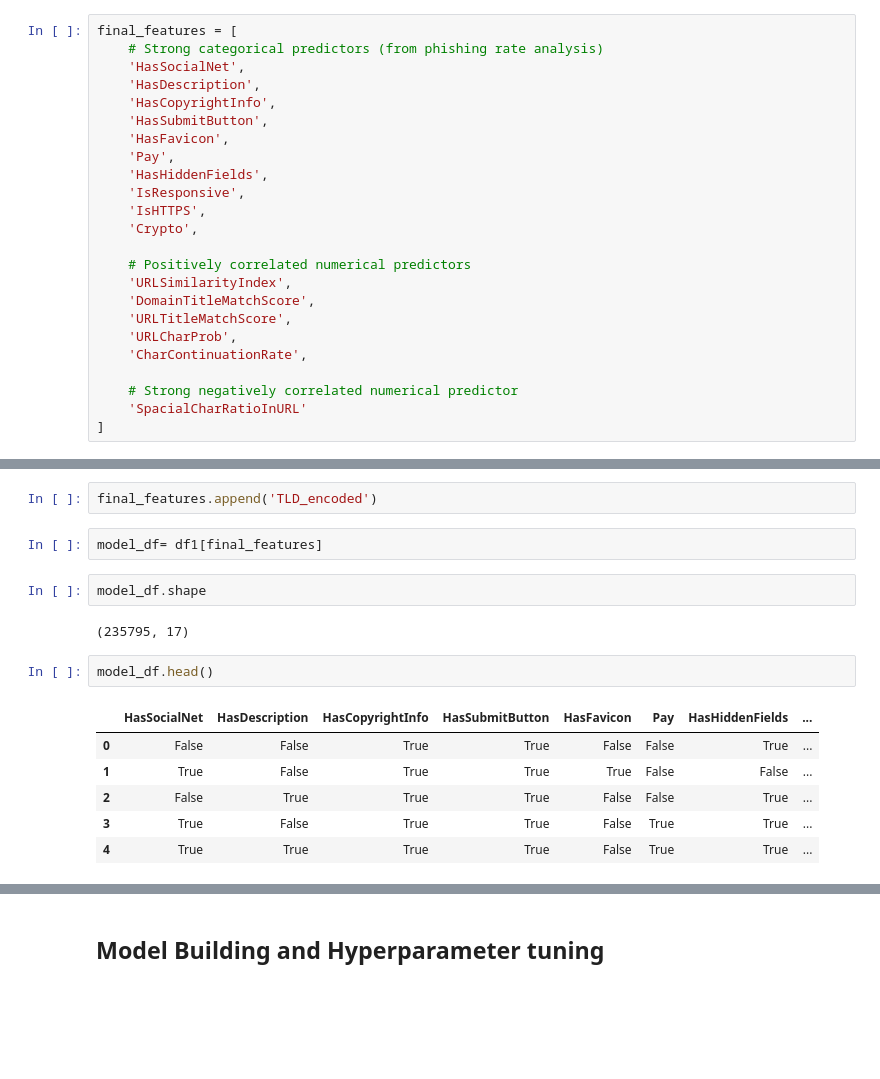
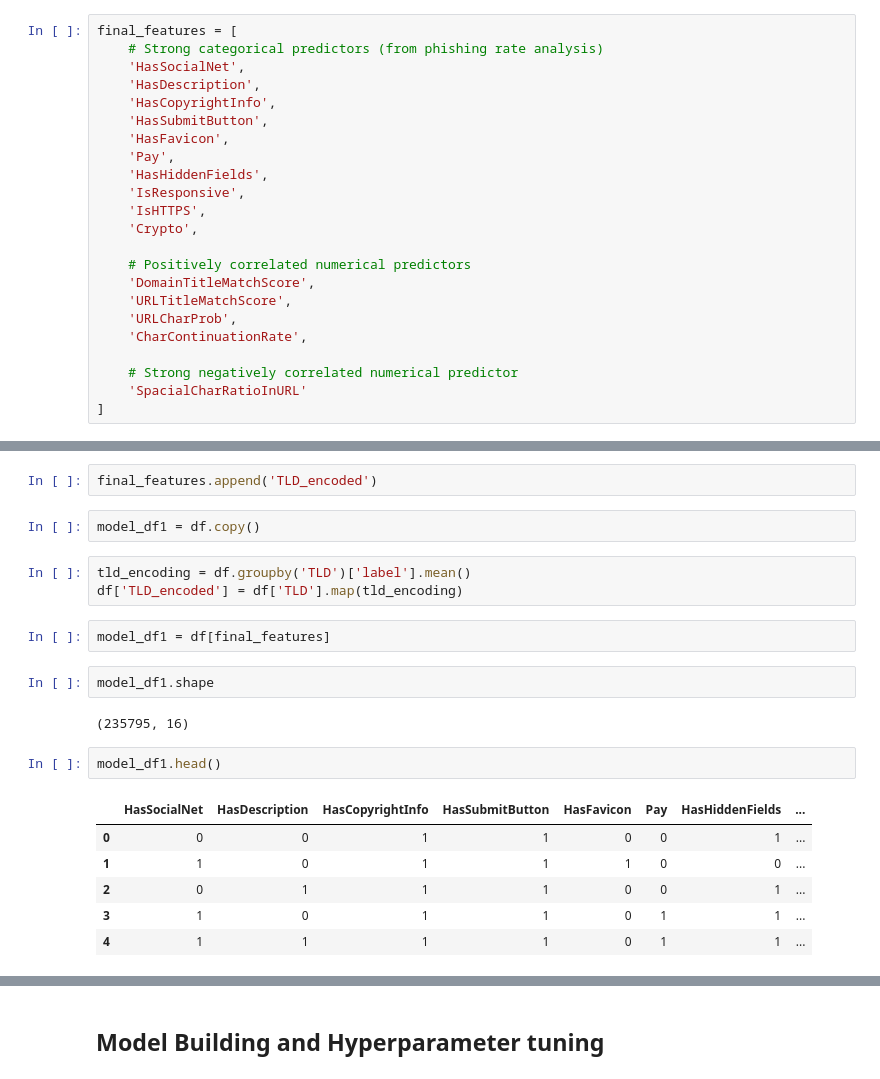
Before and after one commit to Ifioketuk/Phishing-detection, a Jupyter notebook: PHISHING PROJECT NOTEBOOK.ipynb, the cells around one changed output, grey strips where cells are left out. Cells and saved outputs as stored; diff of their text form; blank space fills up the shorter version.

```diff
--- a/PHISHING PROJECT NOTEBOOK.ipynb
+++ b/PHISHING PROJECT NOTEBOOK.ipynb
@@ -304,7 +291,6 @@ final_features = [
     'Crypto',
 
     # Positively correlated numerical predictors
-    'URLSimilarityIndex',
     'DomainTitleMatchScore',
     'URLTitleMatchScore',
     'URLCharProb',
@@ -324,19 +310,24 @@ tld_encoding = df1.groupby('TLD')['label'].mean()
 df1['TLD_encoded'] = df1['TLD'].map(tld_encoding)
 # %%
 final_features.append('TLD_encoded')
-# %%
-model_df= df1[final_features]
+# %%
+model_df1 = df.copy()
+# %%
+tld_encoding = df.groupby('TLD')['label'].mean()
+df['TLD_encoded'] = df['TLD'].map(tld_encoding)
+# %%
+model_df1 = df[final_features]
 # %%
-model_df.shape
+model_df1.shape
 # %% [output]
-(235795, 17)
+(235795, 16)
 # %%
-model_df.head()
+model_df1.head()
 # %% [output]
 |  | HasSocialNet | HasDescription | HasCopyrightInfo | HasSubmitButton | HasFavicon | Pay | HasHiddenFields | ... |
-| 0 | False | False | True | True | False | False | True | ... |
-| 1 | True | False | True | True | True | False | False | ... |
-| 2 | False | True | True | True | False | False | True | ... |
-| 3 | True | False | True | True | False | True | True | ... |
-| 4 | True | True | True | True | False | True | True | ... |
+| 0 | 0 | 0 | 1 | 1 | 0 | 0 | 1 | ... |
+| 1 | 1 | 0 | 1 | 1 | 1 | 0 | 0 | ... |
+| 2 | 0 | 1 | 1 | 1 | 0 | 0 | 1 | ... |
+| 3 | 1 | 0 | 1 | 1 | 0 | 1 | 1 | ... |
+| 4 | 1 | 1 | 1 | 1 | 0 | 1 | 1 | ... |
 # %%
```
Also changed, not shown: parts of 40 cells of this notebook.
